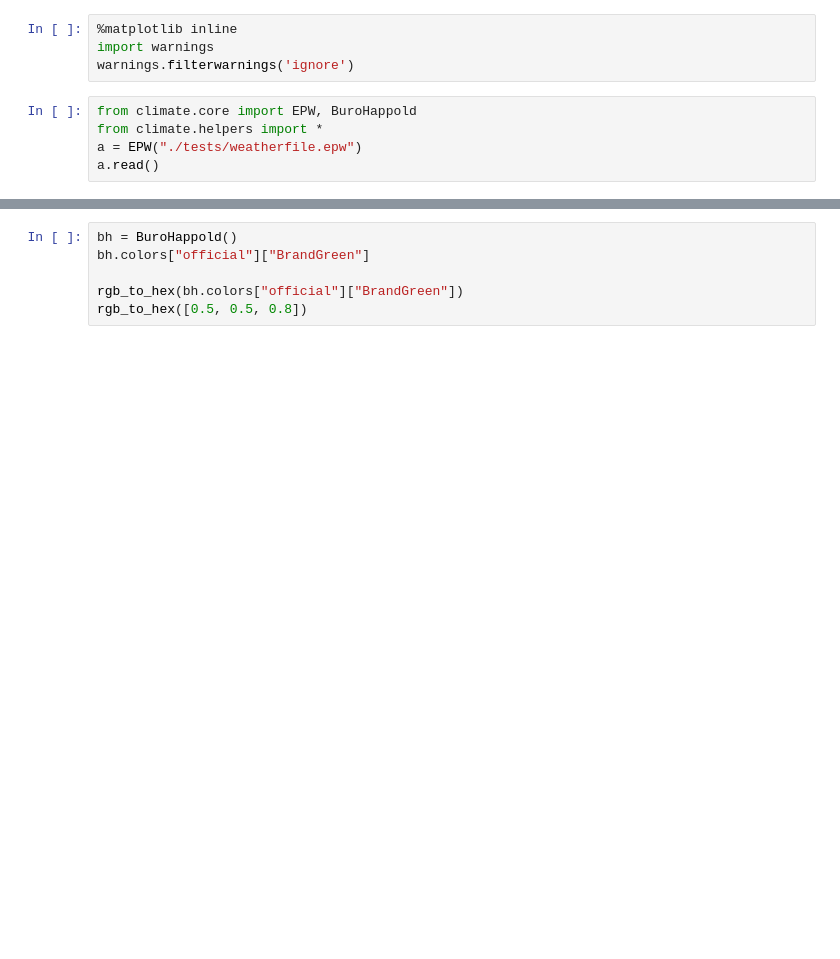
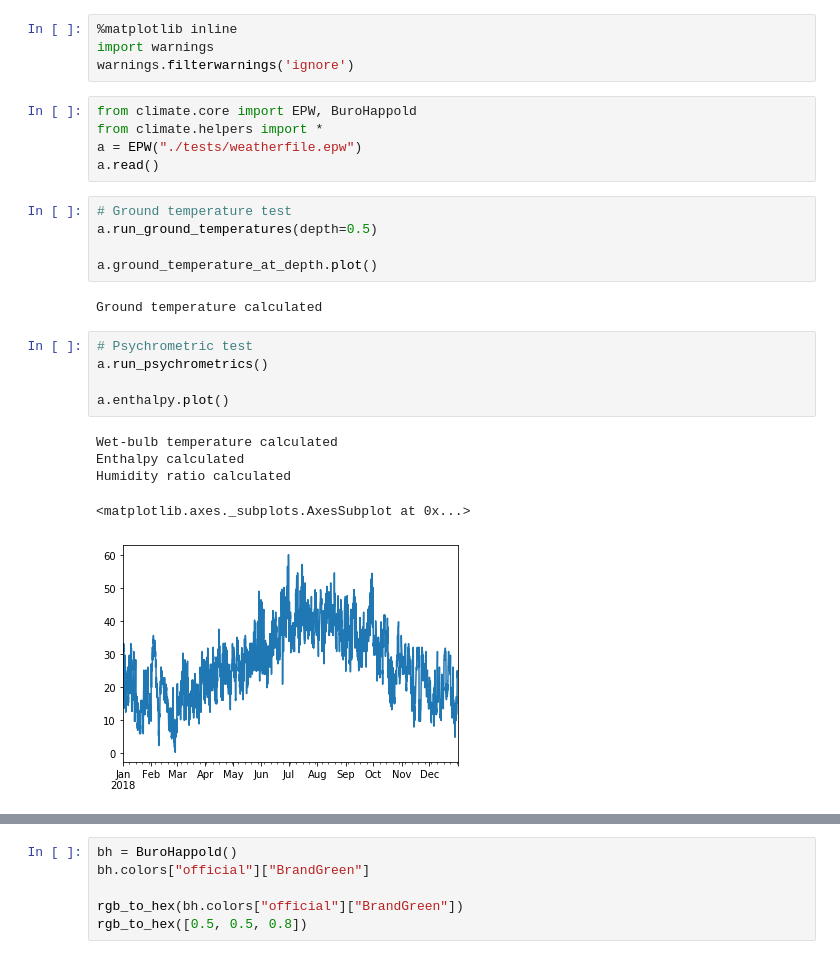
Before and after one commit to cycle13/climate, a Jupyter notebook: test.ipynb, the cells around one changed output, grey strips where cells are left out. Saved outputs shown, nothing was run; the diff lists cells and outputs as text; blank space fills up the shorter version.

Commit message:
Added ground temperature, psychrometric, sunposition and pedestrian methods

```diff
--- a/test.ipynb
+++ b/test.ipynb
@@ -7,3 +7,21 @@ from climate.core import EPW, BuroHappold
 from climate.helpers import *
 a = EPW("./tests/weatherfile.epw")
 a.read()
+# %%
+# Ground temperature test
+a.run_ground_temperatures(depth=0.5)
+
+a.ground_temperature_at_depth.plot()
+# %% [output]
+Ground temperature calculated
+# %%
+# Psychrometric test
+a.run_psychrometrics()
+
+a.enthalpy.plot()
+# %% [output]
+Wet-bulb temperature calculated
+Enthalpy calculated
+Humidity ratio calculated
+<matplotlib.axes._subplots.AxesSubplot at 0x...>
+[figure, added]
```
Also changed, not shown: parts of 4 cells of this notebook, 2 other files.
